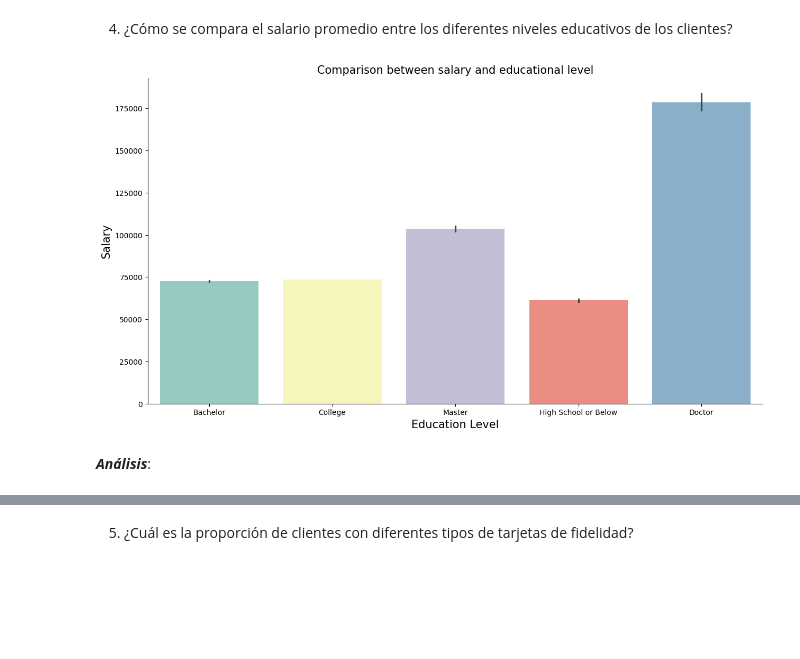
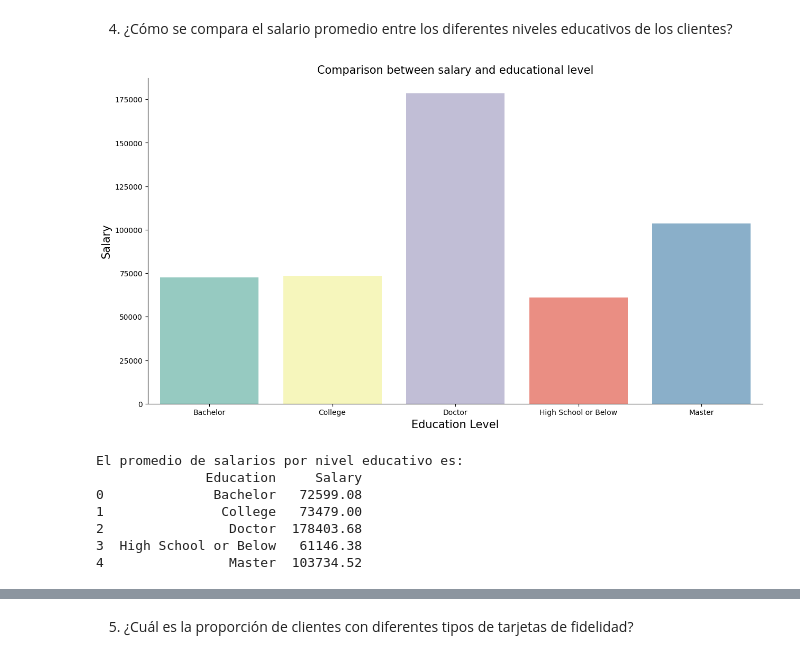
Before and after one commit to Adalab/bda-modulo-3-evaluacion-final-LuanaMagnabosco, a Jupyter notebook: Evaluación_Final_M3_Luana.ipynb, the cells around one changed output, grey strips where cells are left out. Saved outputs shown, nothing was run; the diff lists cells and outputs as text; code cells hidden in the pictures; blank space fills up the shorter version.

```diff
--- a/Evaluación_Final_M3_Luana.ipynb
+++ b/Evaluación_Final_M3_Luana.ipynb
@@ -359,18 +439,32 @@ plt.gca().spines['top'].set_visible(False);
 # %% [markdown]
 4. ¿Cómo se compara el salario promedio entre los diferentes niveles educativos de los clientes?
 # %%
-df_sin_duplis_2 = df_limpio[['Loyalty_Number', 'Salary', 'Education']].drop_duplicates()
-plt.figure(figsize=(15, 8)) #Establezco el tamaño de la figura en 15 pulgadas de ancho por 8 pulgadas de alto.
+
+# Agrupo las dos variables para eliminar los duplicados y poder calcular correctamente los datos
+df_sin_duplis_2 = df_limpio.groupby('Education')['Salary'].mean().reset_index()
+plt.figure(figsize=(15, 8)) #Establezco el tamaño de la figura
 # Gráfico de barras para hacer una comparación entre el salario medio y los niveles de educacion de los clientes
-sns.barplot(x='Education', y='Salary', data=df_sin_duplis_2, palette='Set3')
+sns.barplot(x='Education',
+            y='Salary',
+            data=df_sin_duplis_2,
+            palette='Set3')
 plt.title('Comparison between salary and educational level', fontsize=15)# Establezco el título del gráfico.
 plt.xlabel('Education Level', fontsize=15) # Establezco las etiquetas del eje x
 plt.ylabel('Salary', fontsize=15) # Establezco las etiquetas del eje y
 
 # Ocultar los bordes derecho y superior
 plt.gca().spines['right'].set_visible(False)
 plt.gca().spines['top'].set_visible(False);
 # %% [output]
-[figure, old version]
+[figure, new version]
-# %% [markdown]
-***Análisis***:
+# %%
+df_salary = df_limpio.groupby('Education')['Salary'].mean().reset_index()
+print(f'El promedio de salarios por nivel educativo es:\n{np.round(df_salary, 2)}')
+# %% [output]
+El promedio de salarios por nivel educativo es:
+              Education     Salary
+0              Bachelor   72599.08
+1               College   73479.00
+2                Doctor  178403.68
+3  High School or Below   61146.38
+4                Master  103734.52
```
Also changed, not shown: parts of 52 cells of this notebook, 1 other file.
